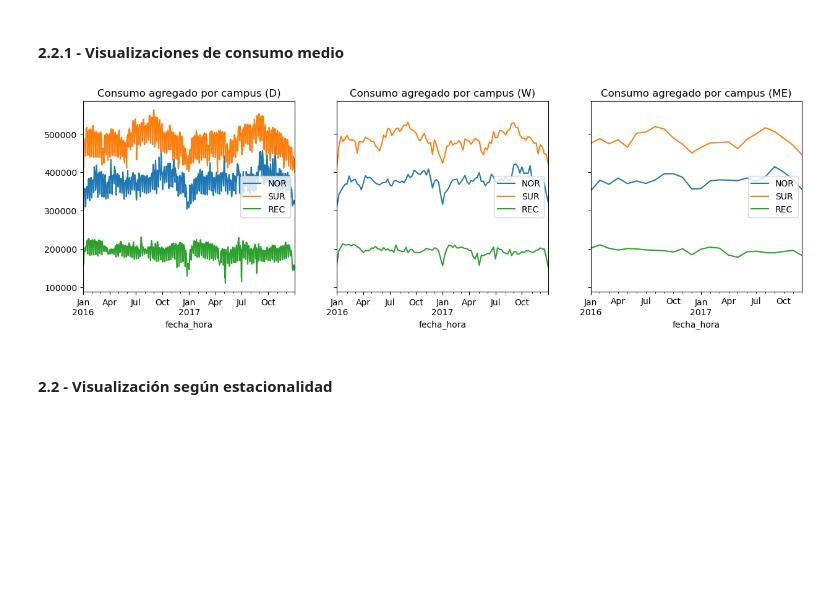
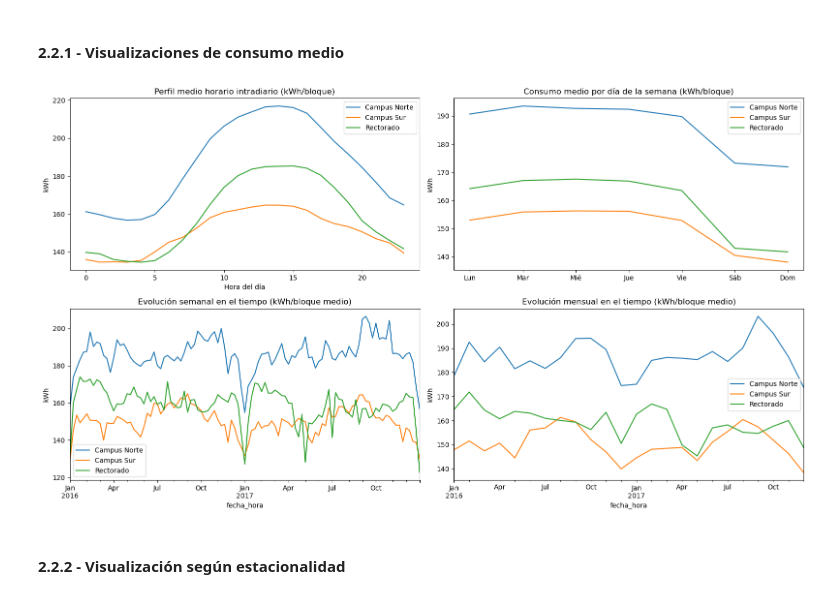
Before and after one commit to Martin-Kugler/network-attacks-and-energetic-efficiency-mcp, a Jupyter notebook: consumo_campus.ipynb, the cells around one changed output. Cells and saved outputs as stored; diff of their text form; code cells hidden in the pictures; blank space fills up the shorter version.

```diff
--- a/consumo_campus.ipynb
+++ b/consumo_campus.ipynb
@@ -204,17 +206,43 @@ consumo_agregado = consumo_agregado.resample("D").sum()
 ### **2.2 - Visualización**
 # %% [markdown]
 #### 2.2.1 - Visualizaciones de consumo medio
-# %%
-# Visualización de consumo medio por campus, en función de diferentes medidas de tiempo
-
-medidas_tiempo = ["D", "W", "ME"]
-
-fig, ax = plt.subplots(1, 3, figsize=(15, 4), sharey=True)
-
-for medida_tiempo in medidas_tiempo:
-    consumo_agregado_resample = consumo_agregado.resample(medida_tiempo).mean()
-    consumo_agregado_resample.plot(ax=ax.flatten()[medidas_tiempo.index(medida_tiempo)], title=f"Consumo agregado por campus ({medida_tiempo})")
-# %% [output]
-[figure, removed]
+# %%
+# Comparación de consumos medios por campus en función de diferentes medidas de tiempo:
+# horas (dentro de un día), días (dentro de una semana), semanas y meses.
+
+consumo_medio = pd.DataFrame(index=consumo.index)
+consumo_medio['Campus Norte'] = consumo[cols_nor].mean(axis=1)
+consumo_medio['Campus Sur']   = consumo[cols_sur].mean(axis=1)
+consumo_medio['Rectorado']    = consumo[cols_rec].mean(axis=1)
+
+fig, axes = plt.subplots(2, 2, figsize=(16, 9))
+
+# 1) Perfil horario medio (0 a 23h)
+consumo_horario = consumo_medio.groupby(consumo_medio.index.hour).mean()
+consumo_horario.plot(ax=axes[0, 0], title="Perfil medio horario intradiario (kWh/bloque)")
+axes[0, 0].set_xlabel("Hora del día")
+axes[0, 0].set_ylabel("kWh")
+
+# 2) Perfil por día de la semana
+dias_semana = ['Lun', 'Mar', 'Mié', 'Jue', 'Vie', 'Sáb', 'Dom']
+consumo_diario = consumo_medio.groupby(consumo_medio.index.dayofweek).mean()
+consumo_diario.index = dias_semana
+consumo_diario.plot(ax=axes[0, 1], title="Consumo medio por día de la semana (kWh/bloque)")
+axes[0, 1].set_ylabel("kWh")
+
+# 3) Evolución semanal (resample semanal conservando tasa horaria media)
+consumo_semanal = consumo_medio.resample('W').mean()
+consumo_semanal.plot(ax=axes[1, 0], title="Evolución semanal en el tiempo (kWh/bloque medio)")
+axes[1, 0].set_ylabel("kWh")
+
+# 4) Evolución mensual
+consumo_mensual = consumo_medio.resample('ME').mean()
+consumo_mensual.plot(ax=axes[1, 1], title="Evolución mensual en el tiempo (kWh/bloque medio)")
+axes[1, 1].set_ylabel("kWh")
+
+plt.tight_layout()
+plt.show()
+# %% [output]
+[figure, added]
 # %% [markdown]
-#### 2.2 - Visualización según estacionalidad
+#### 2.2.2 - Visualización según estacionalidad
```
Also changed, not shown: parts of 6 cells of this notebook.
